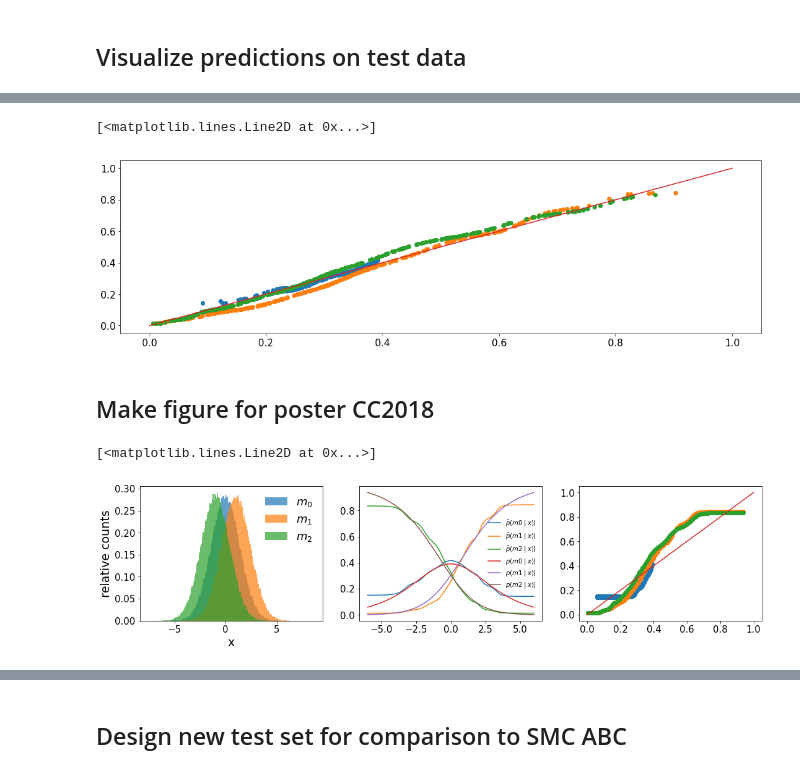
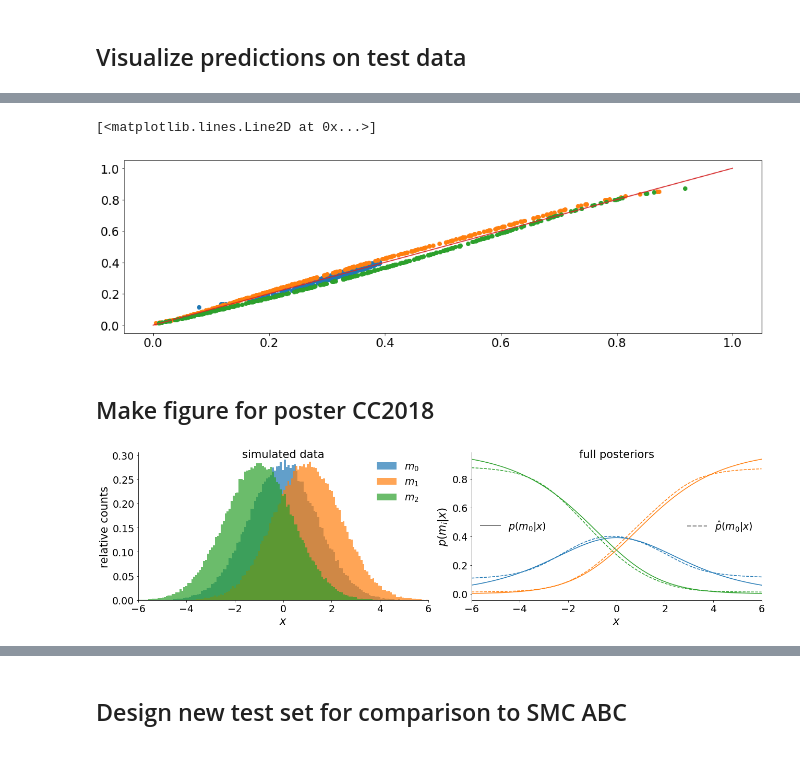
Before and after one commit to mackelab/lfi-experiments, a Jupyter notebook: model_comparison/notebooks/261118_ToyExample_Gaussians_Three_Models.ipynb, the cells around one changed output, grey strips where cells are left out. Cells and saved outputs as stored; diff of their text form; code cells hidden in the pictures.

Commit message:
update figure 2

```diff
--- a/model_comparison/notebooks/261118_ToyExample_Gaussians_Three_Models.ipynb
+++ b/model_comparison/notebooks/261118_ToyExample_Gaussians_Three_Models.ipynb
@@ -39,7 +41,7 @@ The difference between the two models is given by the prior distrubution on the
 ### Visulization
 # %%
 # thetas to evaluate
-thetas = np.linspace(-4, 4, 100)
+thetas = np.linspace(-6, 6, 100)
 
 # example background model
 example_m0 = scipy.stats.norm(0, 1)
@@ -157,7 +159,7 @@ plt.xlabel('iterations');
 # %% [markdown]
 ## Calc the exact posterior
 # %%
-xos = np.linspace(-6, 6, 300)
+xos = thetas
 marli0 = np.array([scipy.stats.norm.pdf(x=xo, loc=prior_m0.mean(),
                                         scale=np.sqrt(m0.std**2 + prior_m0.std()**2)) for xo in xos])
 marli1 = np.array([scipy.stats.norm.pdf(x=xo, loc=prior_m1.mean(),
@@ -226,55 +217,76 @@ plt.legend()
 # %%
-plt.plot(p_m0_given_xo, model.predict(sx_test_zt)[:, 0], 'o')
-plt.plot(p_m1_given_xo, model.predict(sx_test_zt)[:, 1], 'o')
-plt.plot(p_m2_given_xo, model.predict(sx_test_zt)[:, 2], 'o')
+plt.plot(p_m0_xtest, model.predict(sx_test_zt)[:, 0], 'o')
+plt.plot(p_m1_xtest, model.predict(sx_test_zt)[:, 1], 'o')
+plt.plot(p_m2_xtest, model.predict(sx_test_zt)[:, 2], 'o')
 plt.plot(np.linspace(0, 1, 100), np.linspace(0, 1, 100))
 # %% [output]
 [<matplotlib.lines.Line2D at 0x...>]
-[figure, old version]
+[figure, new version]
 # %% [markdown]
 ## Make figure for poster CC2018
 # %%
-mpl_params = {'legend.fontsize': 18,
+mpl_params = {'legend.fontsize': 19,
               'legend.frameon': False,
                       'axes.titlesize': 21,
-                      'axes.labelsize': 19,
-                      'xtick.labelsize': 15,
-                      'ytick.labelsize': 15,
-             'figure.figsize' : (18, 5)}
+                      'axes.labelsize': 21,
+                      'xtick.labelsize': 19,
+                      'ytick.labelsize': 19,
+             'figure.figsize' : (18, 5),
+             'axes.titlepad': -10}
 
 mpl.rcParams.update(mpl_params)
+# %%
+from matplotlib.lines import Line2D
+custom_lines = [Line2D([0], [0], color='grey', lw=2, ls='--'),
+               Line2D([0], [0], color='grey', lw=2, ls='-')]
 # %%
-fig, ax = plt.subplots(1, 3, figsize=(18, 4))
+fig, ax = plt.subplots(1, 2, figsize=(18, 5), sharex=True)
 
 alpha = .7
 bins = np.linspace(-6, 6, 200)
 plt.sca(ax[0])
 plt.hist(data_m0, bins='auto', alpha=alpha, density=True, label=r'$m_0$');
 plt.hist(data_m1, bins='auto', alpha=alpha, density=True, label=r'$m_1$');
 plt.hist(data_m2, bins='auto', alpha=alpha, density=True, label=r'$m_2$');
+plt.xlim([-6, 6])
+plt.title('simulated data')
 plt.legend()
-plt.xlabel('x')
+plt.xlabel(r'$x$')
 plt.ylabel('relative counts')
 
 plt.sca(ax[1])
-plt.plot(thetas, probs_vis[:, 0], label='$\hat{p}(m0 \;|\; x))$')
-plt.plot(thetas, probs_vis[:, 1], label='$\hat{p}(m1 \;|\; x))$')
-plt.plot(thetas, probs_vis[:, 2], label='$\hat{p}(m2 \;|\; x))$')
+plt.plot(thetas, probs_vis[:, 0], label='$\hat{p}(m_0|x)$', color='C0', linestyle='--')
+plt.plot(thetas, probs_vis[:, 1], label='$\hat{p}(m_1|x)$', color='C1', linestyle='--')
+plt.plot(thetas, probs_vis[:, 2], label='$\hat{p}(m_2|x)$', color='C2', linestyle='--')
+leg1 = plt.legend([custom_lines[0]], [r'$\hat{p}(m_0|x)$'], loc=5)
 
-plt.plot(xos, p_m0_given_xo, label='$p(m0 \;|\; x))$')
-plt.plot(xos, p_m1_given_xo, label='$p(m1 \;|\; x))$')
-plt.plot(xos, p_m2_given_xo, label='$p(m2 \;|\; x))$')
-plt.legend(fontsize=10)
+plt.plot(thetas, p_m0_given_xo, label=r'$p(m_0 \;|\; x)$', color='C0', linestyle='-')
+plt.plot(thetas, p_m1_given_xo, label=r'$p(m_1 \;|\; x)$', color='C1', linestyle='-')
+plt.plot(thetas, p_m2_given_xo, label=r'$p(m_2 \;|\; x)$', color='C2', linestyle='-')
 
-plt.sca(ax[2])
-plt.plot(p_m0_given_xo, model.predict(xos.reshape(300, 1))[:, 0], 'o')
-plt.plot(p_m1_given_xo, model.predict(xos.reshape(300, 1))[:, 1], 'o')
-plt.plot(p_m2_given_xo, model.predict(xos.reshape(300, 1))[:, 2], 'o')
-plt.plot(np.linspace(0, 1, 100), np.linspace(0, 1, 100))
+plt.xlim([-6, 6])
+plt.title('full posteriors')
+plt.xlabel(r'$x$')
+plt.ylabel(r'$p(m_i | x)$')
+
+plt.legend([custom_lines[1]], [r'$p(m_0|x)$'], loc=6)
+plt.gca().add_artist(leg1)
+
+# plt.sca(ax[2])
+# plt.plot(p_m0_xtest, model.predict(sx_test_zt)[:, 0], 'o')
+# plt.plot(p_m1_xtest, model.predict(sx_test_zt)[:, 1], 'o')
+# plt.plot(p_m2_xtest, model.predict(sx_test_zt)[:, 2], 'o')
+# plt.plot(np.linspace(0, 1, 100), np.linspace(0, 1, 100))
 
 # ax.plot(bins, scipy.stats.norm.pdf(bins, prior_m0.mean(), m0.std), color='C0')
 # ax.plot(bins, scipy.stats.norm.pdf(bins, prior_m1.mean(), m1.std), color='C1')
 # ax.plot(bins, scipy.stats.norm.pdf(bins, prior_m2.mean(), m2.std), color='C2')
+
+# Remove top and right borders
+ax[0].spines['top'].set_visible(False)
+ax[0].spines['right'].set_visible(False)
+ax[1].spines['top'].set_visible(False)
+ax[1].spines['right'].set_visible(False)
+plt.tight_layout()
 # %% [output]
-[<matplotlib.lines.Line2D at 0x...>]
-[figure, old version]
+[figure, new version]
```
Also changed, not shown: parts of 13 cells of this notebook, 1 other file.
